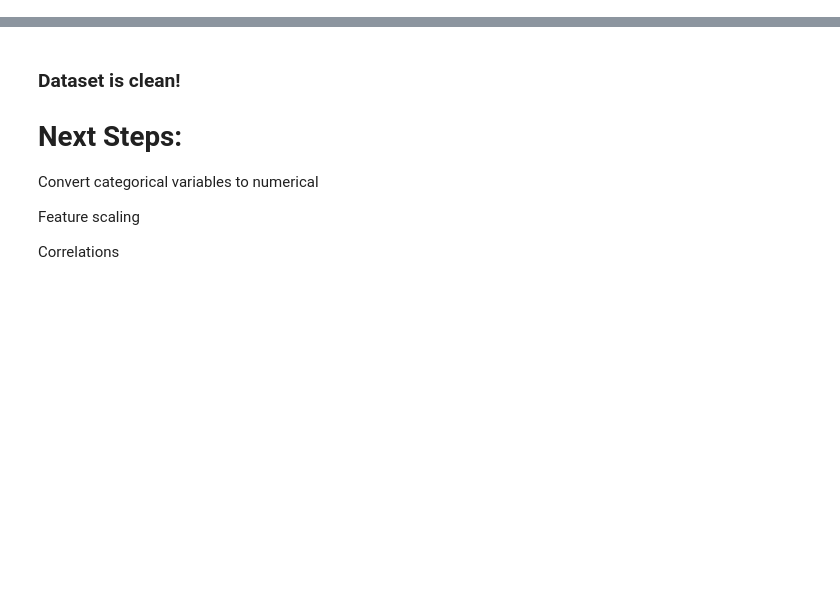
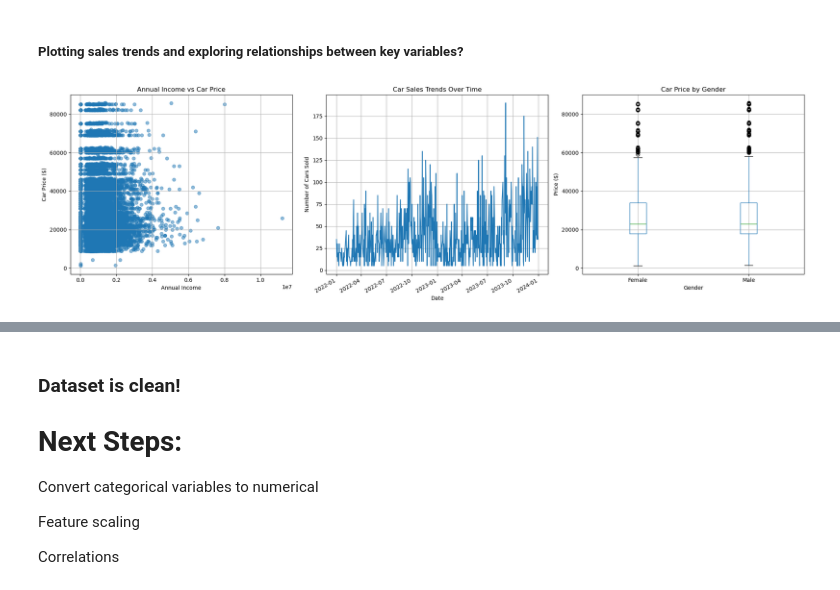
Before and after one commit to sijiao-liu/customer-car-prediction, a Jupyter notebook: code/data processing.ipynb, the cells around one changed output, grey strips where cells are left out. Saved outputs shown, nothing was run; the diff lists cells and outputs as text; code cells hidden in the pictures; blank space fills up the shorter version.

```diff
--- a/code/data processing.ipynb
+++ b/code/data processing.ipynb
@@ -101,0 +241,37 @@ dtype: int64
+# %% [markdown]
+##### Plotting sales trends and exploring relationships between key variables?
+# %%
+# Visualization of Sales Trends and Key Relationships
+
+# Group sales by date to see trends over time
+sales_trends = car.groupby('Date')['Car_id'].count()
+
+# Plot all three graphs in a single row using subplots
+fig, axes = plt.subplots(1, 3, figsize=(20, 6))
+
+# Annual Income vs Car Price (Scatter Plot)
+axes[0].scatter(car['Annual Income'], car['Price ($)'], alpha=0.5)
+axes[0].set_title("Annual Income vs Car Price")
+axes[0].set_xlabel("Annual Income")
+axes[0].set_ylabel("Car Price ($)")
+axes[0].grid(True)
+
+# Car Sales Trends Over Time
+sales_trends.plot(ax=axes[1], title="Car Sales Trends Over Time")
+axes[1].set_xlabel("Date")
+axes[1].set_ylabel("Number of Cars Sold")
+axes[1].grid(True)
+
+# Boxplot of Price by Gender
+car.boxplot(column='Price ($)', by='Gender', ax=axes[2])
+axes[2].set_title("Car Price by Gender")
+axes[2].set_xlabel("Gender")
+axes[2].set_ylabel("Price ($)")
+axes[2].grid(True)
+fig.suptitle("")  # Remove the automatic overall title
+
+# Adjust layout for better display
+plt.tight_layout()
+plt.show()
+# %% [output]
+[figure, added]
```
Also changed, not shown: parts of 31 cells of this notebook, 9 other files.
